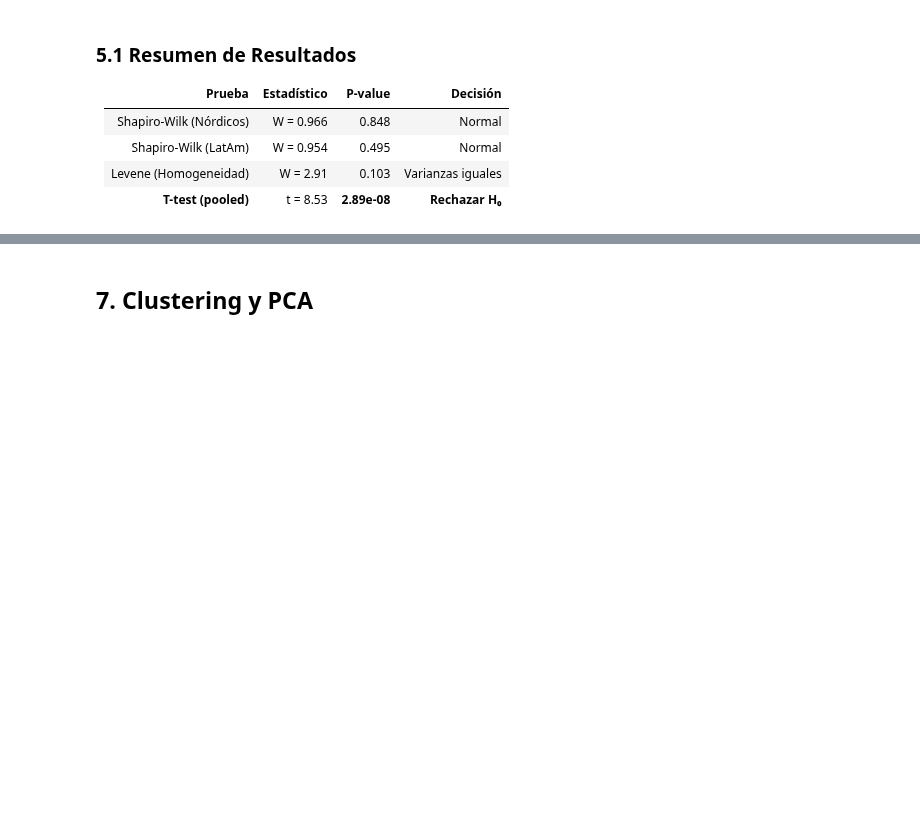
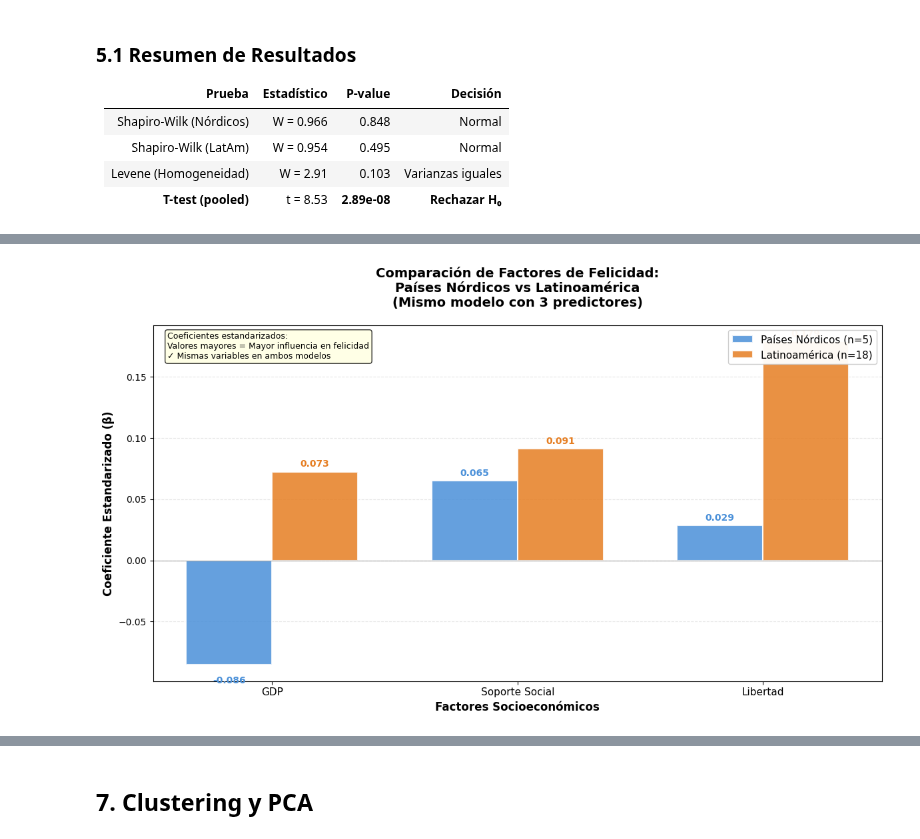
Before and after one commit to crackbandicoot-dot/stats-project-happiness-2025, a Jupyter notebook: notebooks/happiness_analysis.ipynb, the cells around one changed output, grey strips where cells are left out. Cells and saved outputs as stored; diff of their text form; code cells hidden in the pictures; blank space fills up the shorter version.

```diff
--- a/notebooks/happiness_analysis.ipynb
+++ b/notebooks/happiness_analysis.ipynb
@@ -251,0 +505,90 @@ Objetivo: Modelar la influencia del PIB, Soporte Social y otros factores socioec
+# %%
+# ============================================================================
+# VISUALIZACIÓN: GRÁFICO DE BARRAS AGRUPADAS
+# Comparación directa de coeficientes (mismas variables en ambos modelos)
+# ============================================================================
+
+fig, ax = plt.subplots(figsize=(12, 7))
+
+# Preparar datos para el gráfico
+x = np.arange(len(feature_names))
+width = 0.35
+
+# Colores distintivos para cada región
+color_nordic = '#4A90D9'  # Azul nórdico
+color_latam = '#E67E22'   # Naranja cálido latinoamericano
+
+# Crear barras
+bars_nordic = ax.bar(x - width/2, coef_nordic.values, width,
+                     label='Países Nórdicos (n=5)', color=color_nordic,
+                     edgecolor='white', linewidth=1.5, alpha=0.85)
+bars_latam = ax.bar(x + width/2, coef_latam.values, width,
+                    label='Latinoamérica (n=18)', color=color_latam,
+                    edgecolor='white', linewidth=1.5, alpha=0.85)
+
+# Añadir línea horizontal en y=0
+ax.axhline(y=0, color='gray', linestyle='-', linewidth=0.8, alpha=0.7)
+
+# Personalizar el gráfico
+ax.set_xlabel('Factores Socioeconómicos', fontsize=12, fontweight='bold')
+ax.set_ylabel('Coeficiente Estandarizado (β)', fontsize=12, fontweight='bold')
+ax.set_title('Comparación de Factores de Felicidad:\nPaíses Nórdicos vs Latinoamérica\n(Mismo modelo con 3 predictores)',
+             fontsize=14, fontweight='bold', pad=20)
+ax.set_xticks(x)
+ax.set_xticklabels(feature_names, rotation=0, ha='center', fontsize=11)
+ax.legend(loc='upper right', fontsize=11, framealpha=0.95)
+
+# Añadir grid suave
+ax.grid(axis='y', alpha=0.3, linestyle='--')
+ax.set_axisbelow(True)
+
+# Añadir valores sobre las barras
+def add_value_labels(bars, color):
+    for bar in bars:
+        height = bar.get_height()
+        ax.annotate(f'{height:.3f}',
+                    xy=(bar.get_x() + bar.get_width() / 2, height),
+                    xytext=(0, 3 if height >= 0 else -12),
+                    textcoords="offset points",
+                    ha='center', va='bottom' if height >= 0 else 'top',
+                    fontsize=10, color=color, fontweight='bold')
+
+add_value_labels(bars_nordic, color_nordic)
+add_value_labels(bars_latam, color_latam)
+
+# Añadir anotación explicativa
+ax.text(0.02, 0.98,
+        'Coeficientes estandarizados:\nValores mayores = Mayor influencia en felicidad\n✓ Mismas variables en ambos modelos',
+        transform=ax.transAxes, fontsize=9, verticalalignment='top',
+        bbox=dict(boxstyle='round', facecolor='lightyellow', alpha=0.8))
+
+plt.tight_layout()
+plt.savefig('../docs/regression_comparison_chart.png', dpi=150, bbox_inches='tight',
+            facecolor='white', edgecolor='none')
+plt.show()
+
+# Pie de imagen detallado
+print("\n" + "="*90)
+print("FIGURA 1: Comparación de Coeficientes de Regresión Estandarizados")
+print("="*90)
+print("""
+📊 DESCRIPCIÓN DE LA FIGURA:
+Este gráfico de barras agrupadas compara los coeficientes β estandarizados de regresión
+lineal múltiple entre países nórdicos (azul) y latinoamericanos (naranja).
+
+📌 ELEMENTOS CLAVE A OBSERVAR:
+• GDP (PIB per cápita): Presenta SIGNOS OPUESTOS entre regiones. En países nórdicos
+  el coeficiente es negativo (β=-0.086), mientras que en LatAm es positivo (β=0.073).
+
+• Soporte Social: Similar en ambas regiones (β≈0.065-0.091), sugiriendo que las redes
+  de apoyo tienen importancia universal para el bienestar.
+
+• Libertad: Muestra la MAYOR DIFERENCIA entre regiones. En LatAm (β=0.179) es 6 veces
+  mayor que en los países nórdicos (β=0.029), siendo el único predictor marginalmente
+  significativo (p<0.1) en el modelo latinoamericano.
+
+⚠️  NOTA METODOLÓGICA: Los coeficientes nórdicos tienen alta incertidumbre (n=5, df=1).
+""")
+print("✓ Gráfico guardado en: docs/regression_comparison_chart.png")
+# %% [output]
+[figure, added]
```
Also changed, not shown: parts of 26 cells of this notebook, 4 other files.
